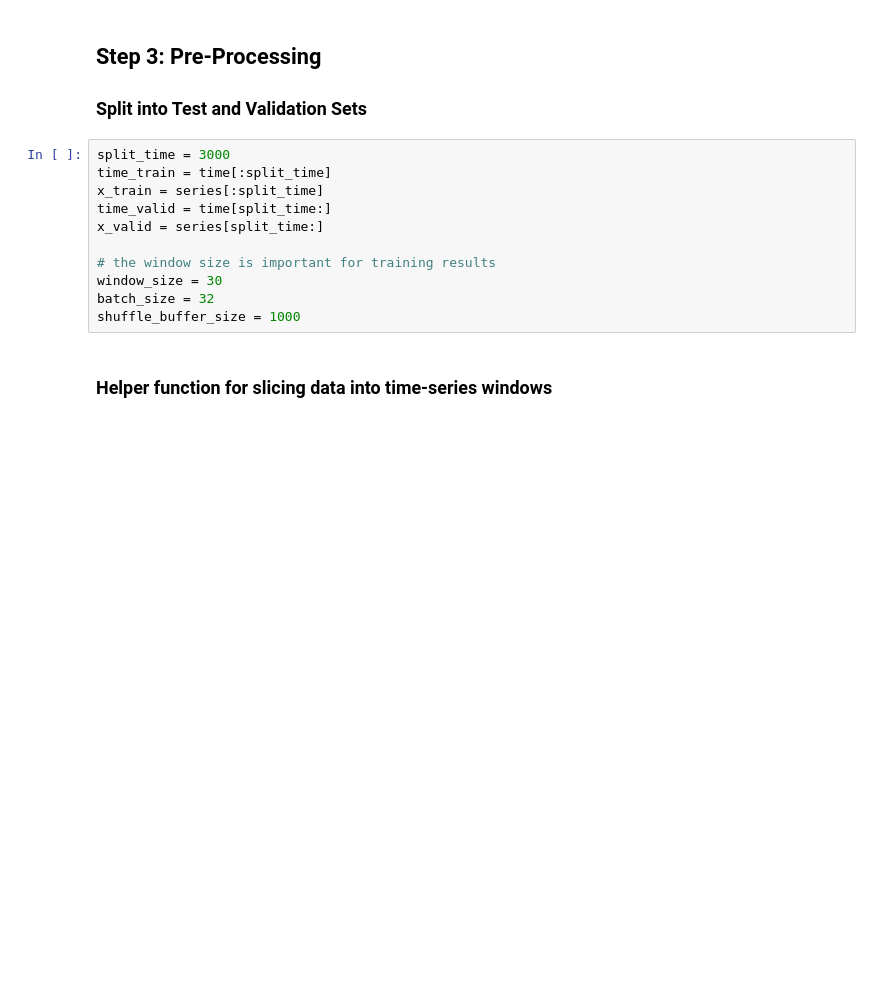
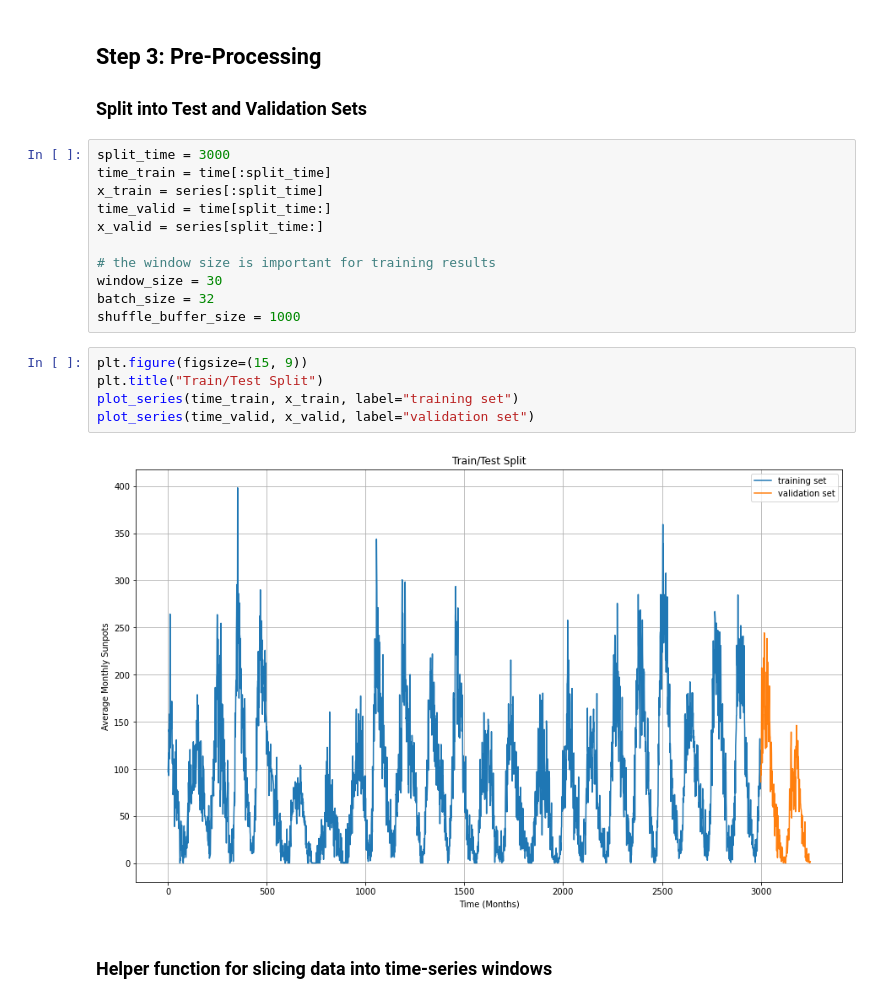
Before and after one commit to ChristianHallerX/DataScienceProjects, a Jupyter notebook: Sun_Spot_Activity_TimeSeries.ipynb, the cells around one changed output. Saved outputs shown, nothing was run; the diff lists cells and outputs as text; blank space fills up the shorter version.

```diff
--- a/Sun_Spot_Activity_TimeSeries.ipynb
+++ b/Sun_Spot_Activity_TimeSeries.ipynb
@@ -87,6 +95,13 @@ x_valid = series[split_time:]
 window_size = 30
 batch_size = 32
 shuffle_buffer_size = 1000
+# %%
+plt.figure(figsize=(15, 9))
+plt.title("Train/Test Split")
+plot_series(time_train, x_train, label="training set")
+plot_series(time_valid, x_valid, label="validation set")
+# %% [output]
+[figure, added]
 # %% [markdown]
 ### Helper function for slicing data into time-series windows
 # %%
```
Also changed, not shown: parts of 14 cells of this notebook, 1 other file.
